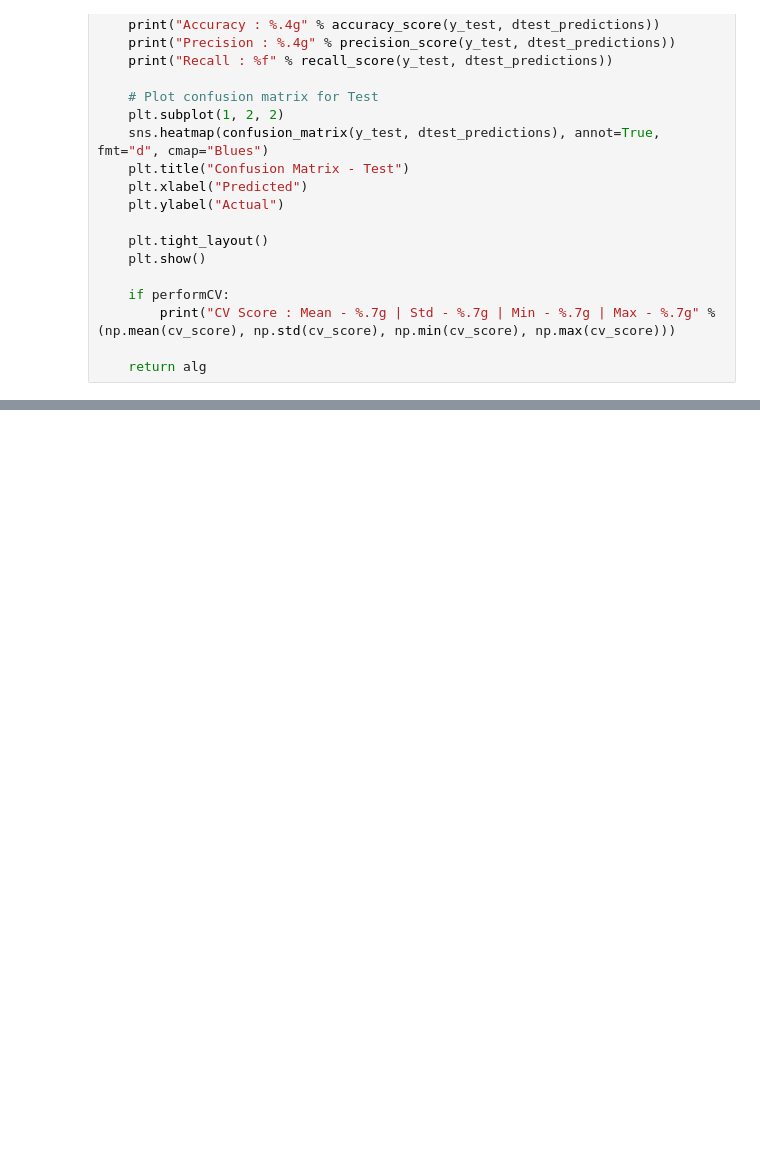
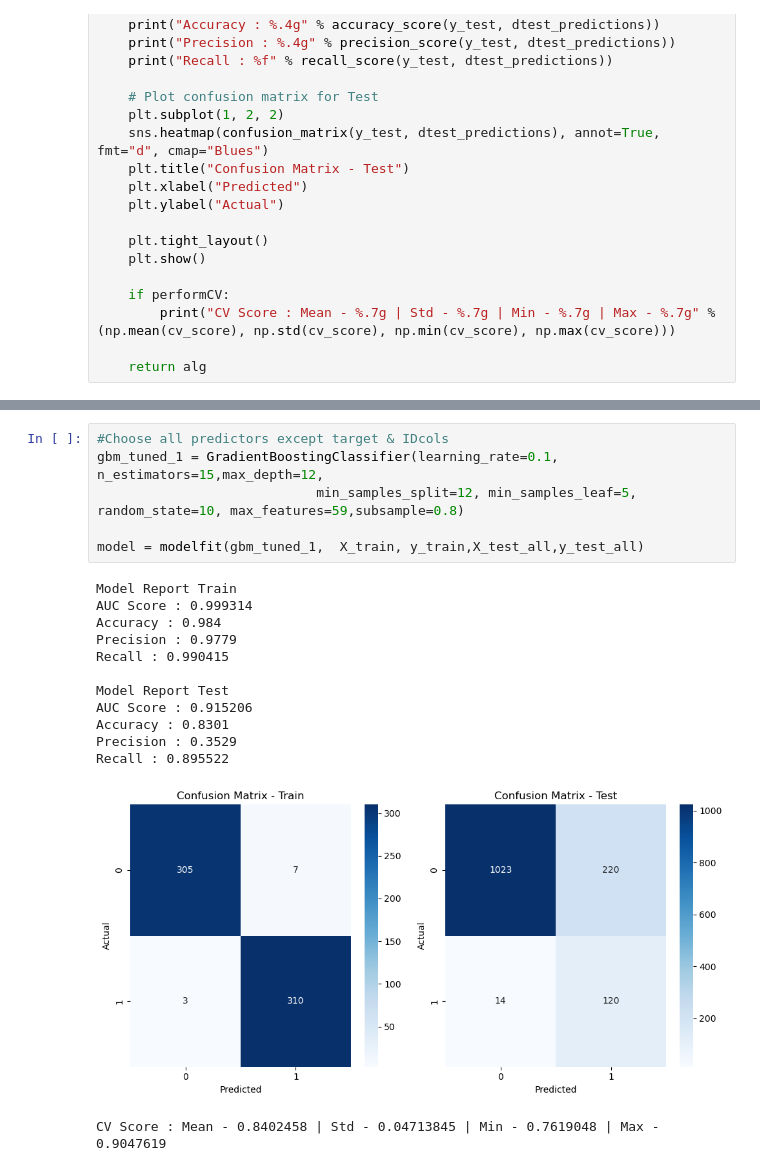
Before and after one commit to douglas-dm9/rumour-detection-gnn, a Jupyter notebook: GradientBoostingClassifier.ipynb, the cells around one changed output, grey strips where cells are left out. Saved outputs shown, nothing was run; the diff lists cells and outputs as text; blank space fills up the shorter version.

```diff
--- a/GradientBoostingClassifier.ipynb
+++ b/GradientBoostingClassifier.ipynb
@@ -262,2 +259,22 @@ gsearch5.best_params_, gsearch5.best_score_
+# %%
+#Choose all predictors except target & IDcols
+gbm_tuned_1 = GradientBoostingClassifier(learning_rate=0.1, n_estimators=15,max_depth=12,
+                            min_samples_split=12, min_samples_leaf=5, random_state=10, max_features=59,subsample=0.8)
+
+model = modelfit(gbm_tuned_1,  X_train, y_train,X_test_all,y_test_all)
+# %% [output]
+Model Report Train
+AUC Score : 0.999314
+Accuracy : 0.984
+Precision : 0.9779
+Recall : 0.990415
+
+Model Report Test
+AUC Score : 0.915206
+Accuracy : 0.8301
+Precision : 0.3529
+Recall : 0.895522
+[figure, added]
+CV Score : Mean - 0.8402458 | Std - 0.04713845 | Min - 0.7619048 | Max - 0.9047619
 # %%
 #Choose all predictors except target & IDcols
```
Also changed, not shown: parts of 37 cells of this notebook, 12 other files.
